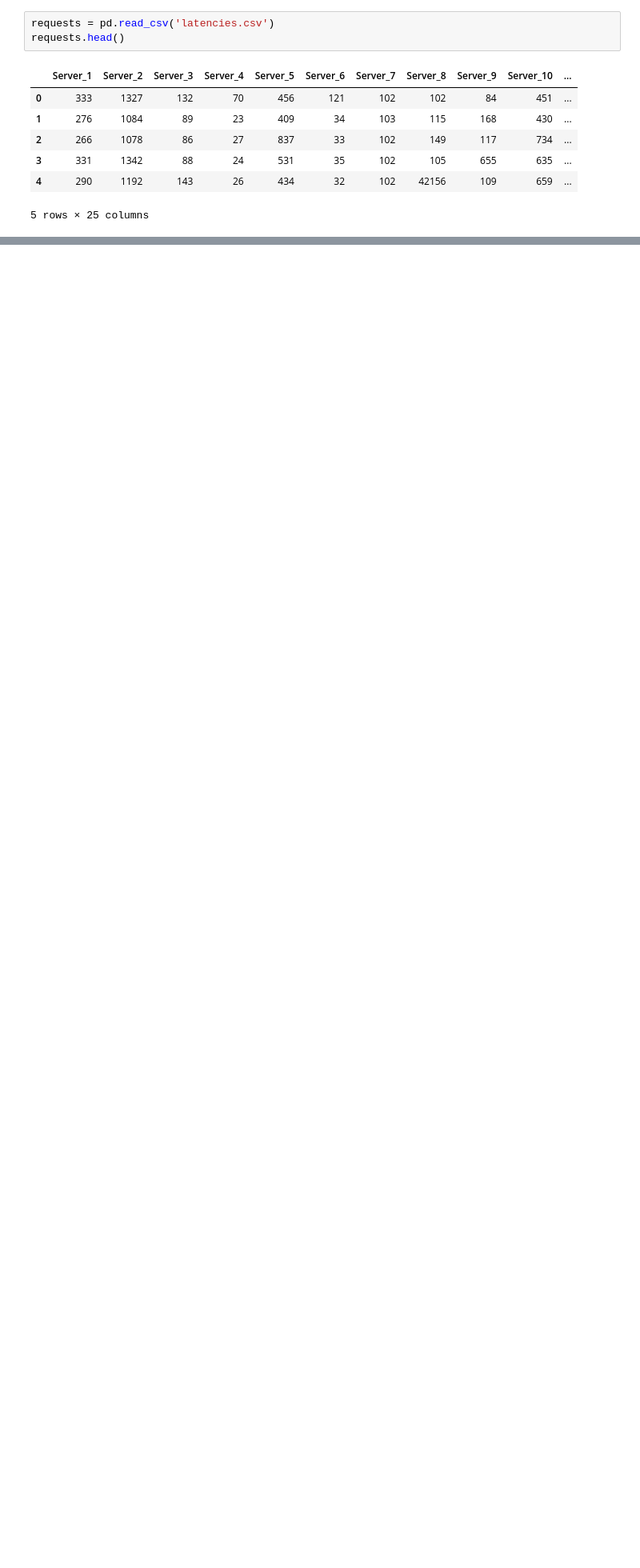
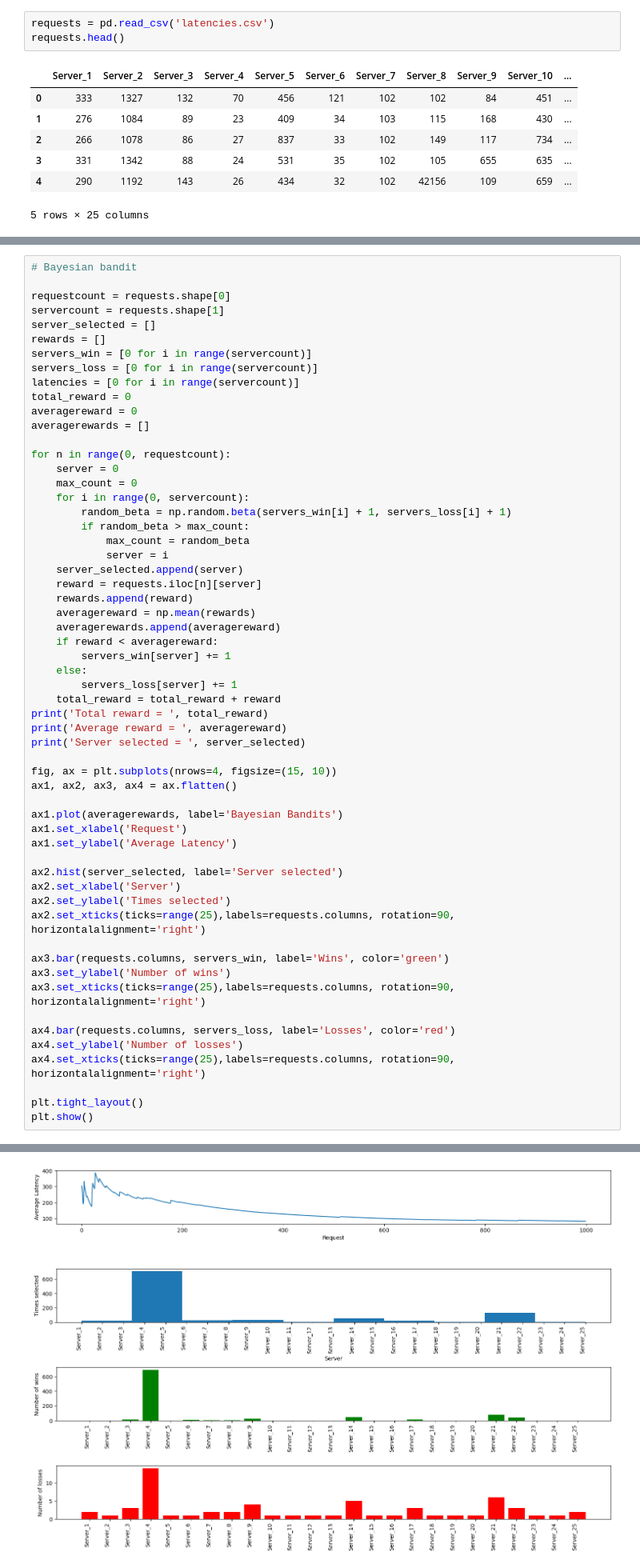
Before and after one commit to RichardVanraes/MAB, a Jupyter notebook: Session_02_Multi_Armed_Bandits_Assignment.ipynb, the cells around one changed output, grey strips where cells are left out. Shown at 80% size. Drawn from its saved outputs; the diff is of its cells as text; blank space fills up the shorter version.

Commit message:
ADD Bayesian Bandits

```diff
--- a/Session_02_Multi_Armed_Bandits_Assignment.ipynb
+++ b/Session_02_Multi_Armed_Bandits_Assignment.ipynb
@@ -1303,0 +1307,59 @@ LCB server counts
+# %%
+# Bayesian bandit
+
+requestcount = requests.shape[0]
+servercount = requests.shape[1]
+server_selected = []
+rewards = []
+servers_win = [0 for i in range(servercount)]
+servers_loss = [0 for i in range(servercount)]
+latencies = [0 for i in range(servercount)]
+total_reward = 0
+averagereward = 0
+averagerewards = []
+
+for n in range(0, requestcount):
+    server = 0
+    max_count = 0
+    for i in range(0, servercount):
+        random_beta = np.random.beta(servers_win[i] + 1, servers_loss[i] + 1)
+        if random_beta > max_count:
+            max_count = random_beta
+            server = i
+    server_selected.append(server)
+    reward = requests.iloc[n][server]
+    rewards.append(reward)
+    averagereward = np.mean(rewards)
+    averagerewards.append(averagereward)
+    if reward < averagereward:
+        servers_win[server] += 1
+    else:
+        servers_loss[server] += 1
+    total_reward = total_reward + reward
+print('Total reward = ', total_reward)
+print('Average reward = ', averagereward)
+print('Server selected = ', server_selected)
+
+fig, ax = plt.subplots(nrows=4, figsize=(15, 10))
+ax1, ax2, ax3, ax4 = ax.flatten()
+
+ax1.plot(averagerewards, label='Bayesian Bandits')
+ax1.set_xlabel('Request')
+ax1.set_ylabel('Average Latency')
+
+ax2.hist(server_selected, label='Server selected')
+ax2.set_xlabel('Server')
+ax2.set_ylabel('Times selected')
+ax2.set_xticks(ticks=range(25),labels=requests.columns, rotation=90, horizontalalignment='right')
+
+ax3.bar(requests.columns, servers_win, label='Wins', color='green')
+ax3.set_ylabel('Number of wins')
+ax3.set_xticks(ticks=range(25),labels=requests.columns, rotation=90, horizontalalignment='right')
+
+ax4.bar(requests.columns, servers_loss, label='Losses', color='red')
+ax4.set_ylabel('Number of losses')
+ax4.set_xticks(ticks=range(25),labels=requests.columns, rotation=90, horizontalalignment='right')
+
+plt.tight_layout()
+plt.show()
+# %% [output]
@@ -1303,0 +1369 @@ LCB server counts
+[figure, added]
```
Also changed, not shown: parts of 13 cells of this notebook, 2 other files.
